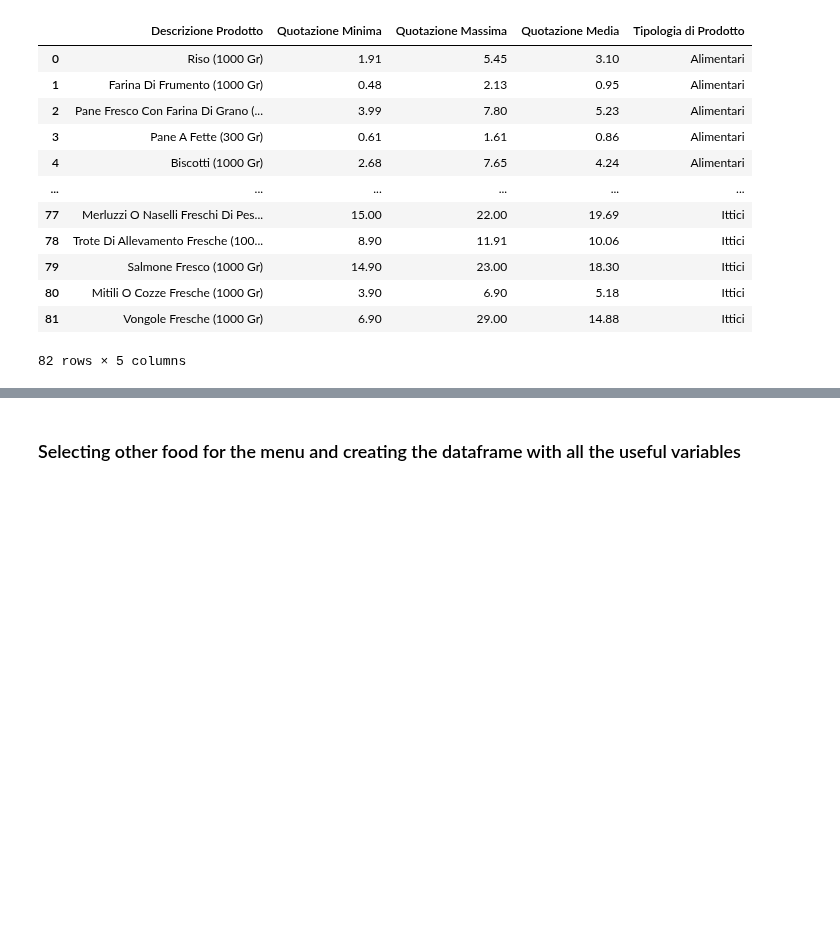
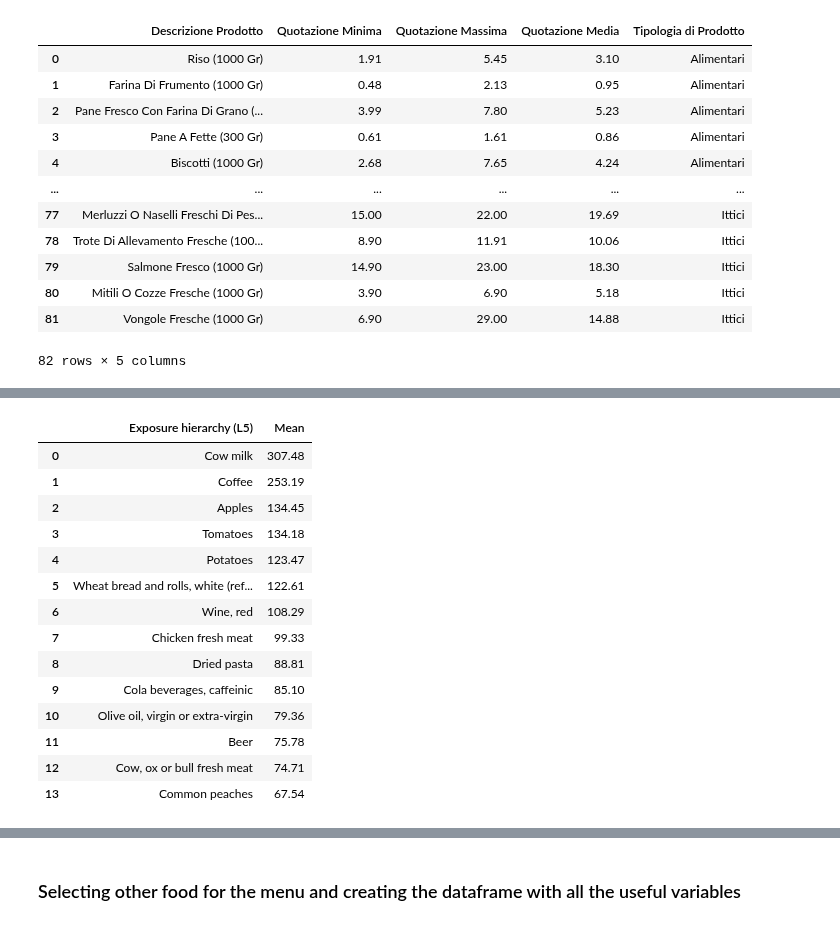
Before and after one commit to TCoaM/TrueCostOfAMeal, a Jupyter notebook: simo_data_integration_other_solution.ipynb, the cells around one changed output, grey strips where cells are left out. Drawn from its saved outputs; the diff is of its cells as text; code cells hidden in the pictures; blank space fills up the shorter version.

```diff
--- a/simo_data_integration_other_solution.ipynb
+++ b/simo_data_integration_other_solution.ipynb
@@ -230,3 +256,24 @@ top_n
+# %%
+# Sort again by "Mean" values to include the merged rows
+top_n = top_n.sort_values("Mean", ascending=False).reset_index(drop=True)
+
+top_n
+# %% [output]
+|  | Exposure hierarchy (L5) | Mean |
+| 0 | Cow milk | 307.48 |
+| 1 | Coffee | 253.19 |
+| 2 | Apples | 134.45 |
+| 3 | Tomatoes | 134.18 |
+| 4 | Potatoes | 123.47 |
+| 5 | Wheat bread and rolls, white (ref... | 122.61 |
+| 6 | Wine, red | 108.29 |
+| 7 | Chicken fresh meat | 99.33 |
+| 8 | Dried pasta | 88.81 |
+| 9 | Cola beverages, caffeinic | 85.10 |
+| 10 | Olive oil, virgin or extra-virgin | 79.36 |
+| 11 | Beer | 75.78 |
+| 12 | Cow, ox or bull fresh meat | 74.71 |
+| 13 | Common peaches | 67.54 |
 # %%
 # Enrich the top_n DataFrame with AGROVOC labels and URIs
 top_n_enriched = enrich_with_agrovoc(top_n, "Exposure hierarchy (L5)")
```
Also changed, not shown: parts of 34 cells of this notebook, 2 other files.
